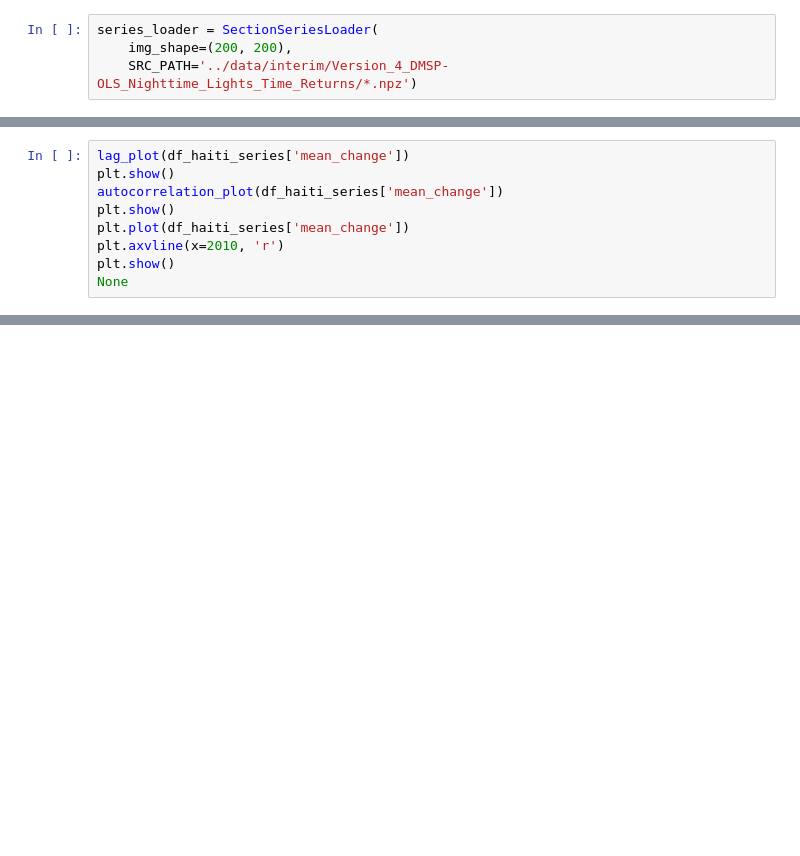
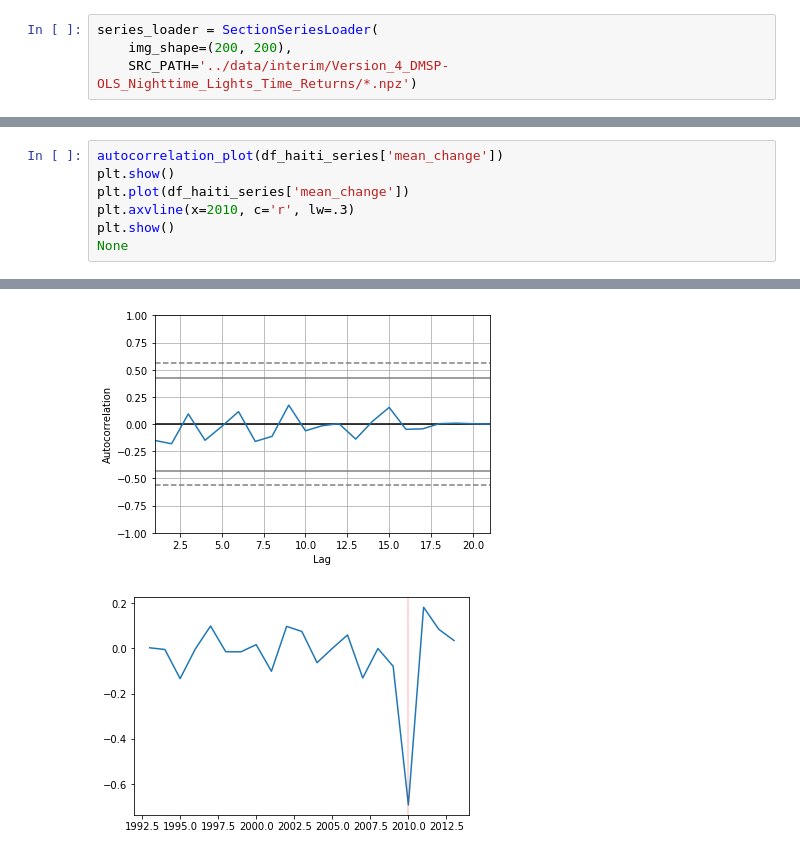
Before and after one commit to feliuserra/Luminosity, a Jupyter notebook: notebooks/data_exploration-series_loader.ipynb, the cells around one changed output, grey strips where cells are left out. Saved outputs shown, nothing was run; the diff lists cells and outputs as text; blank space fills up the shorter version.

```diff
--- a/notebooks/data_exploration-series_loader.ipynb
+++ b/notebooks/data_exploration-series_loader.ipynb
@@ -74,10 +71,8 @@ df_haiti_series.head()
 # %%
-lag_plot(df_haiti_series['mean_change'])
-plt.show()
 autocorrelation_plot(df_haiti_series['mean_change'])
 plt.show()
 plt.plot(df_haiti_series['mean_change'])
-plt.axvline(x=2010, 'r')
+plt.axvline(x=2010, c='r', lw=.3)
 plt.show()
 None
 # %% [output]
@@ -84,0 +79,2 @@ SyntaxError: non-keyword arg after keyword arg (<ipython-input-54-fdaf3512205f>,
+[figure, added]
+[figure, added]
```
Also changed, not shown: parts of 12 cells of this notebook.
